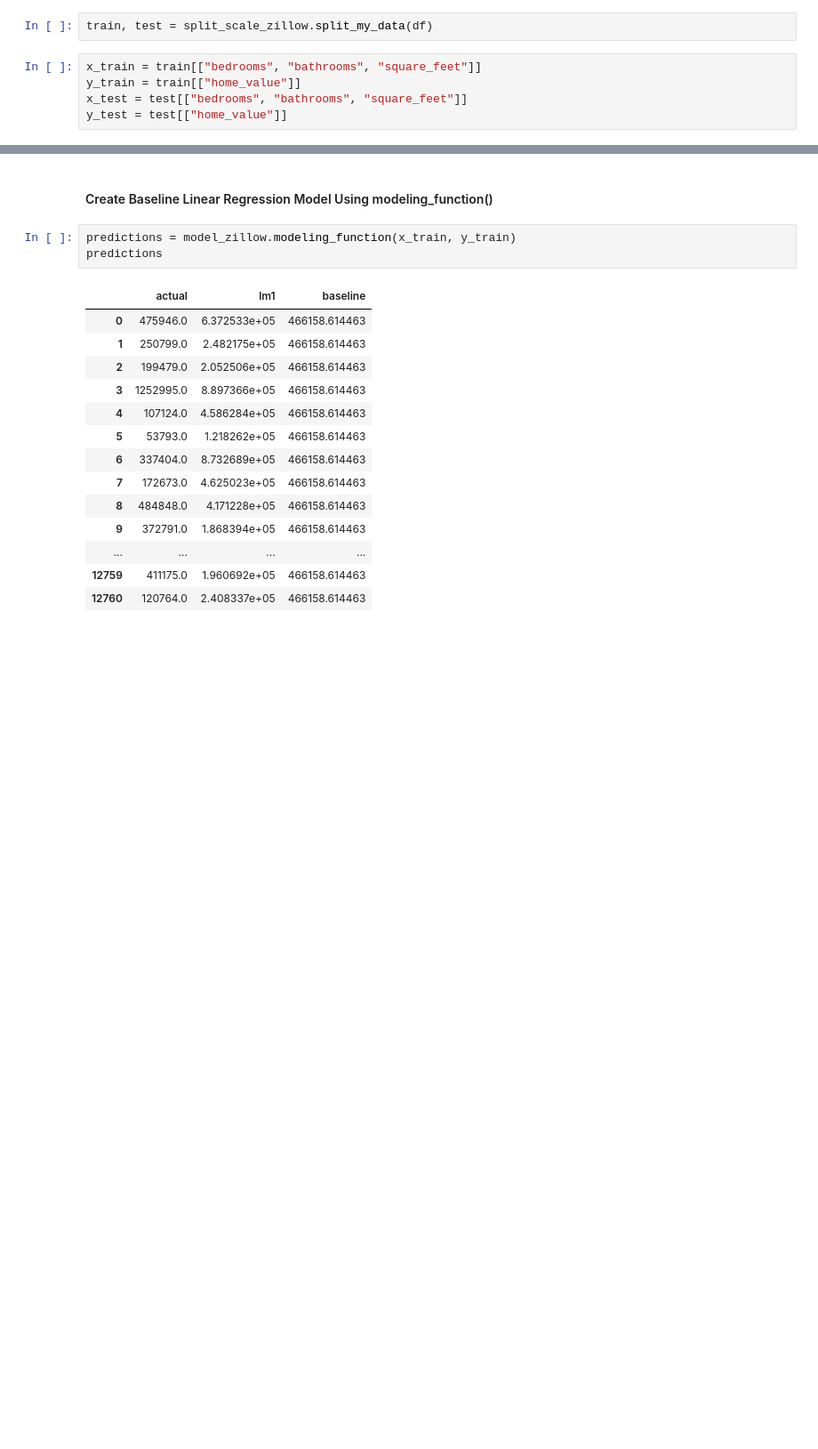
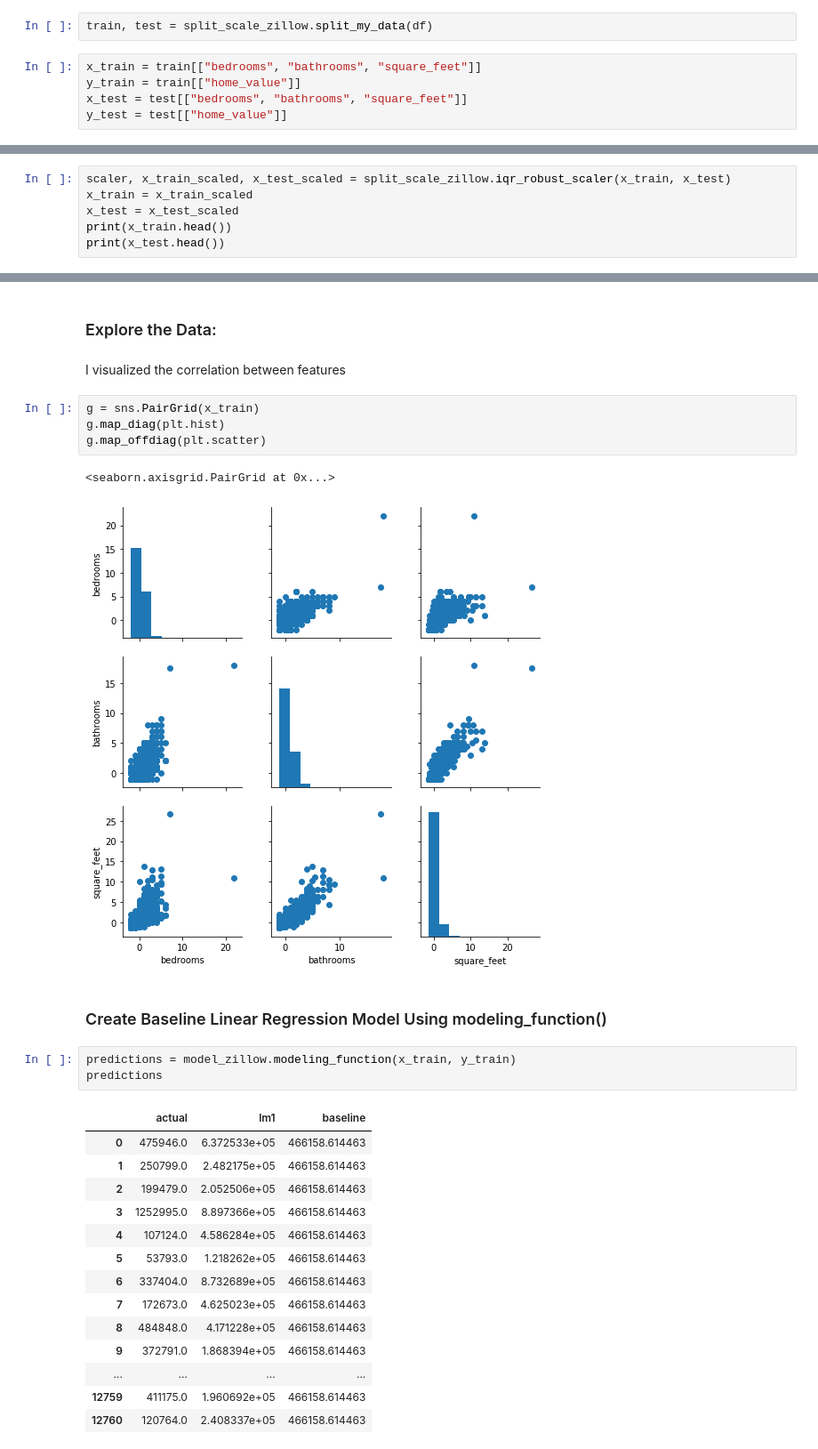
Before and after one commit to faithkane3/zillow_project, a Jupyter notebook: zillow_project_deliverable.ipynb, the cells around one changed output, grey strips where cells are left out. Shown at 89% size. Cells and saved outputs as stored; diff of their text form; blank space fills up the shorter version.

```diff
--- a/zillow_project_deliverable.ipynb
+++ b/zillow_project_deliverable.ipynb
@@ -59,0 +66,6 @@ y_test = test[["home_value"]]
+# %%
+scaler, x_train_scaled, x_test_scaled = split_scale_zillow.iqr_robust_scaler(x_train, x_test)
+x_train = x_train_scaled
+x_test = x_test_scaled
+print(x_train.head())
+print(x_test.head())
@@ -60,5 +85,16 @@ y_test = test[["home_value"]]
+# %% [markdown]
+### Explore the Data:
+# %% [markdown]
+I visualized the correlation between features
+# %%
+g = sns.PairGrid(x_train)
+g.map_diag(plt.hist)
+g.map_offdiag(plt.scatter)
+# %% [output]
+<seaborn.axisgrid.PairGrid at 0x...>
+[figure, added]
 # %% [markdown]
-#### Create Baseline Linear Regression Model Using modeling_function()
+### Create Baseline Linear Regression Model Using modeling_function()
 # %%
 predictions = model_zillow.modeling_function(x_train, y_train)
 predictions
```
Also changed, not shown: parts of 19 cells of this notebook.
